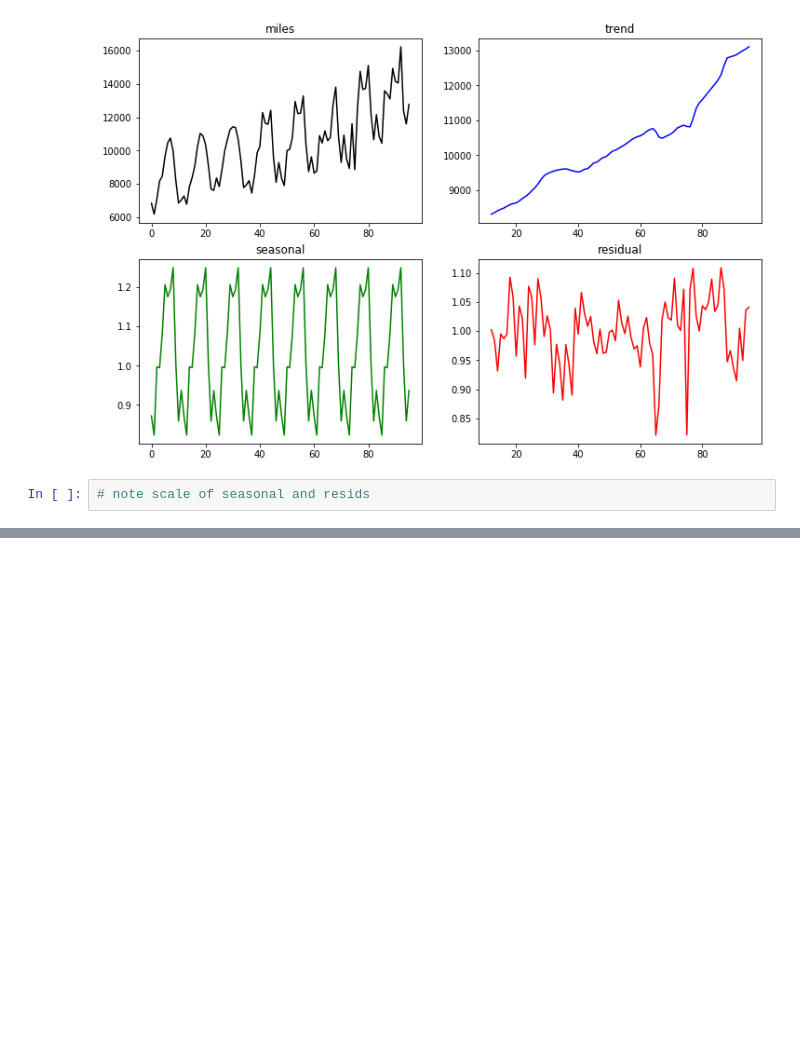
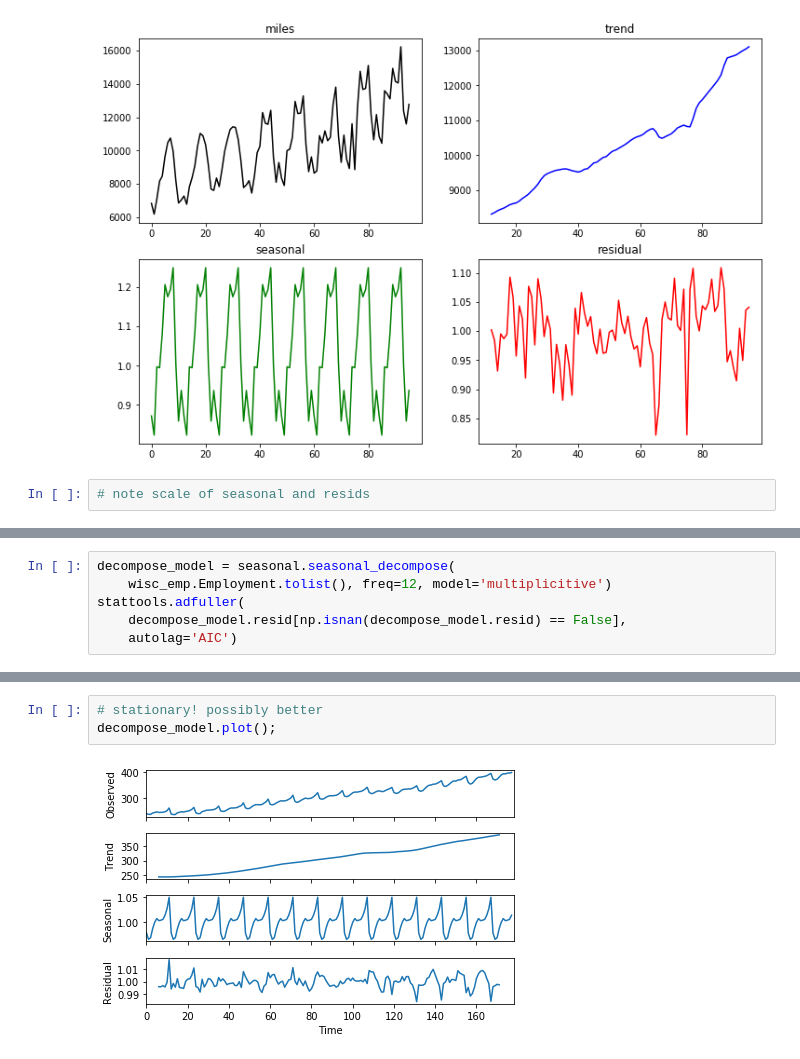
Before and after one commit to damiansp/TS, a Jupyter notebook: python/practical_TSA/02_understanding_TS_data/06_decomposition.py.ipynb, the cells around one changed output, grey strips where cells are left out. Cells and saved outputs as stored; diff of their text form; blank space fills up the shorter version.

```diff
--- a/python/practical_TSA/02_understanding_TS_data/06_decomposition.py.ipynb
+++ b/python/practical_TSA/02_understanding_TS_data/06_decomposition.py.ipynb
@@ -185,0 +236,6 @@ plt.title('residual');
+# %%
+decompose_model = seasonal.seasonal_decompose(
+    wisc_emp.Employment.tolist(), freq=12, model='multiplicitive')
+stattools.adfuller(
+    decompose_model.resid[np.isnan(decompose_model.resid) == False],
+    autolag='AIC')
@@ -185,0 +251,5 @@ plt.title('residual');
+# %%
+# stationary! possibly better
+decompose_model.plot();
+# %% [output]
+[figure, added]
```
Also changed, not shown: parts of 9 cells of this notebook.
